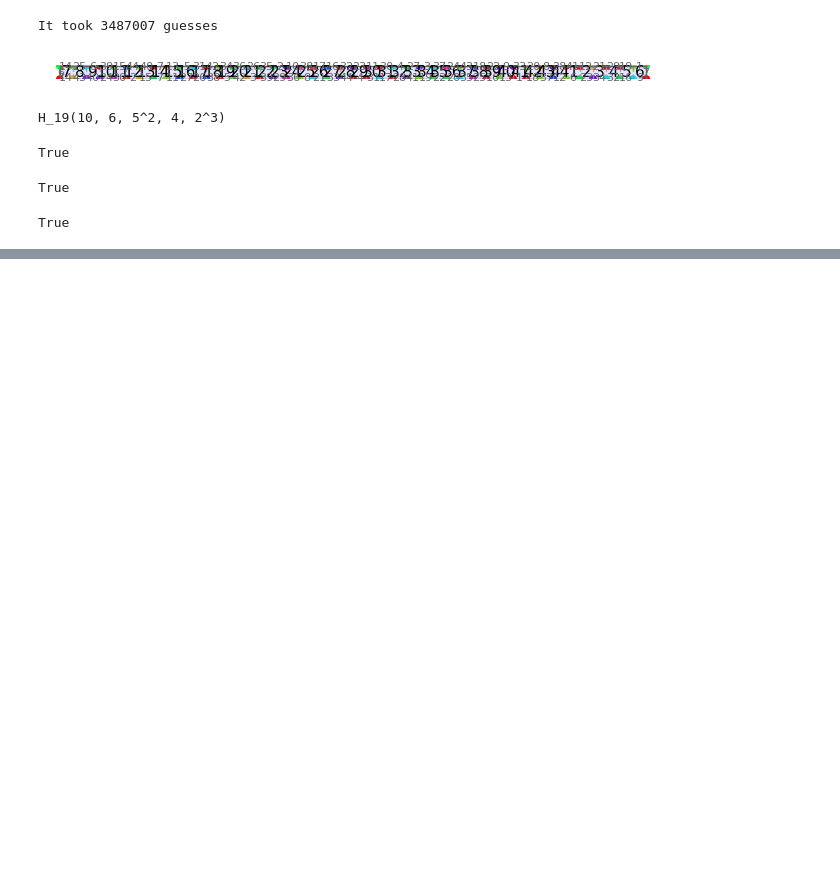
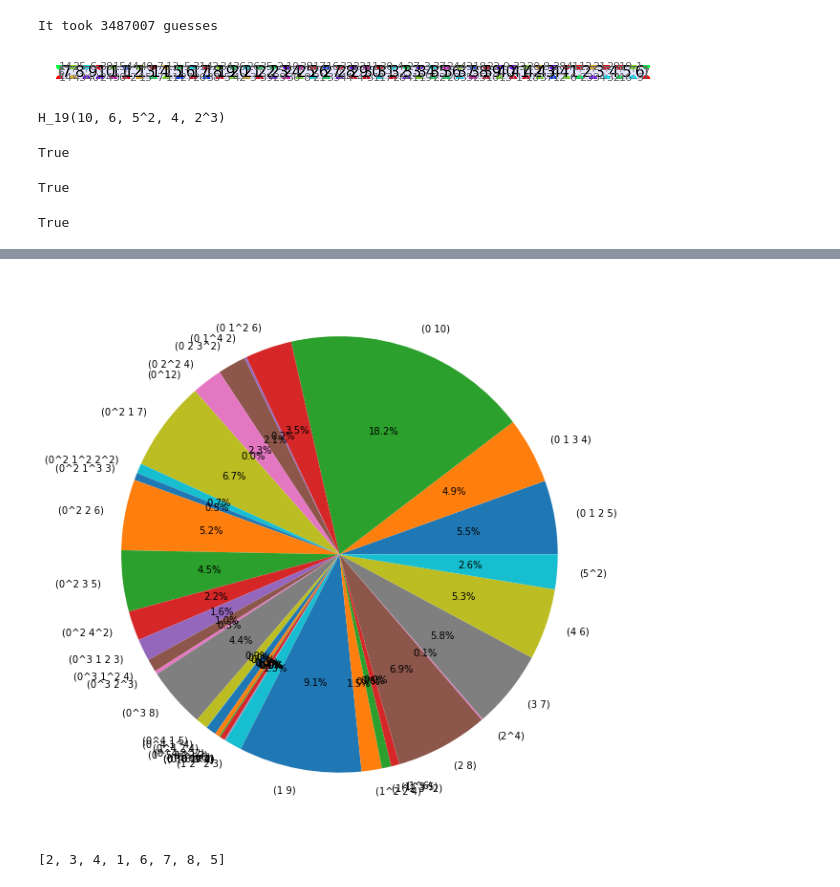
Before and after one commit to mtzig/math_comps, a Jupyter notebook: perm_test.ipynb, the cells around one changed output, grey strips where cells are left out. Cells and saved outputs as stored; diff of their text form; code cells hidden in the pictures; blank space fills up the shorter version.

```diff
--- a/perm_test.ipynb
+++ b/perm_test.ipynb
@@ -46,0 +52,11 @@ True
+# %%
+def get_label(s_tuple):
+    stratum = ''
+    for c in s_tuple:
+        stratum += f'{c[0]}'
+        if c[1] != 1:
+            stratum += f'^{c[1]} '
+        else:
+            stratum += ' '
+
+    return f'({stratum[:-1]})'
@@ -46,0 +80,3 @@ True
+# %%
+stratums = get_stratums(12, fixed=True)
+# stratums = get_stratums(12)
@@ -46,0 +103,10 @@ True
+# %%
+counts = np.array(tuple(stratums.values()))
+labels = [get_label(list(stratums.keys())[i]) for i in range(len(stratums))]
+labels, counts = zip(*sorted(list(zip(labels, counts)), key=lambda x:x[0]))
+
+fig, ax = plt.subplots()
+ax.pie(counts, labels=labels, autopct='%1.1f%%')
+fig.set_size_inches(18.5, 10.5)
+# %% [output]
+[figure, added]
@@ -46,0 +117,4 @@ True
+# %%
+h
+# %% [output]
+[2, 3, 4, 1, 6, 7, 8, 5]
```
Also changed, not shown: parts of 7 cells of this notebook, 4 other files.
